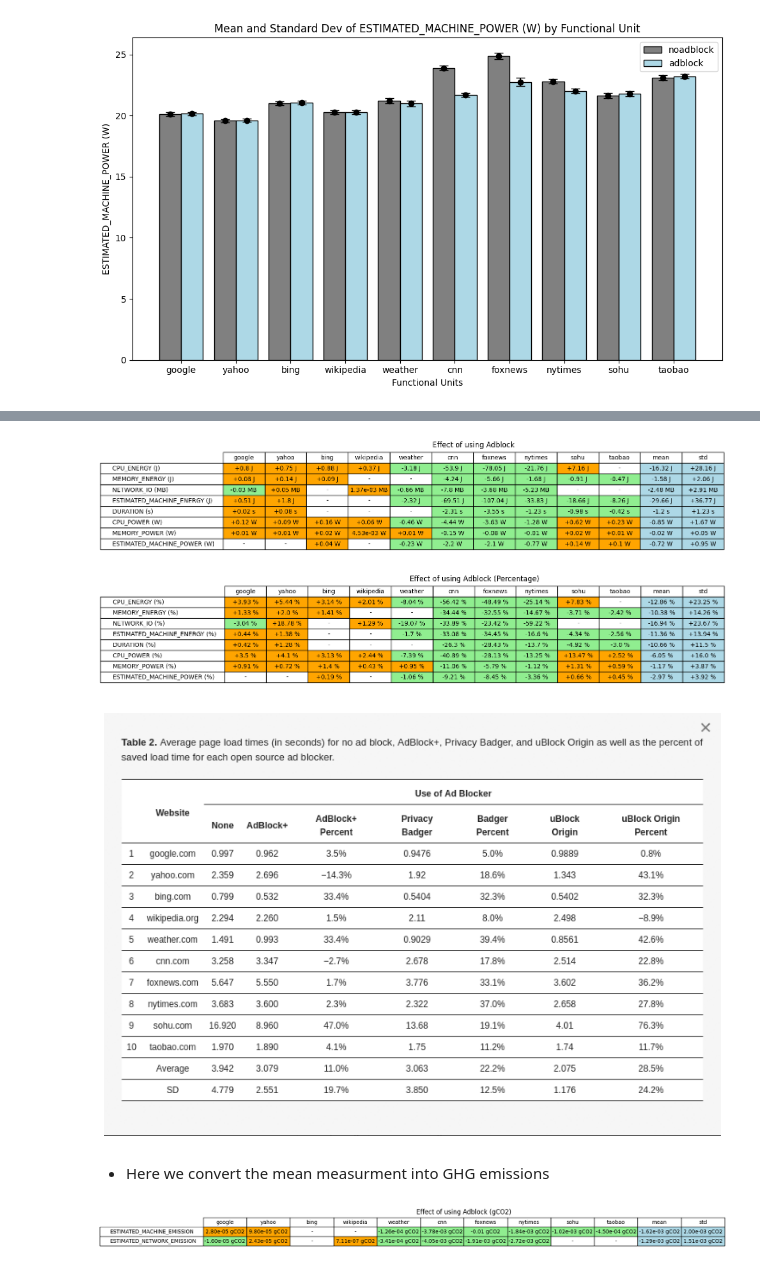
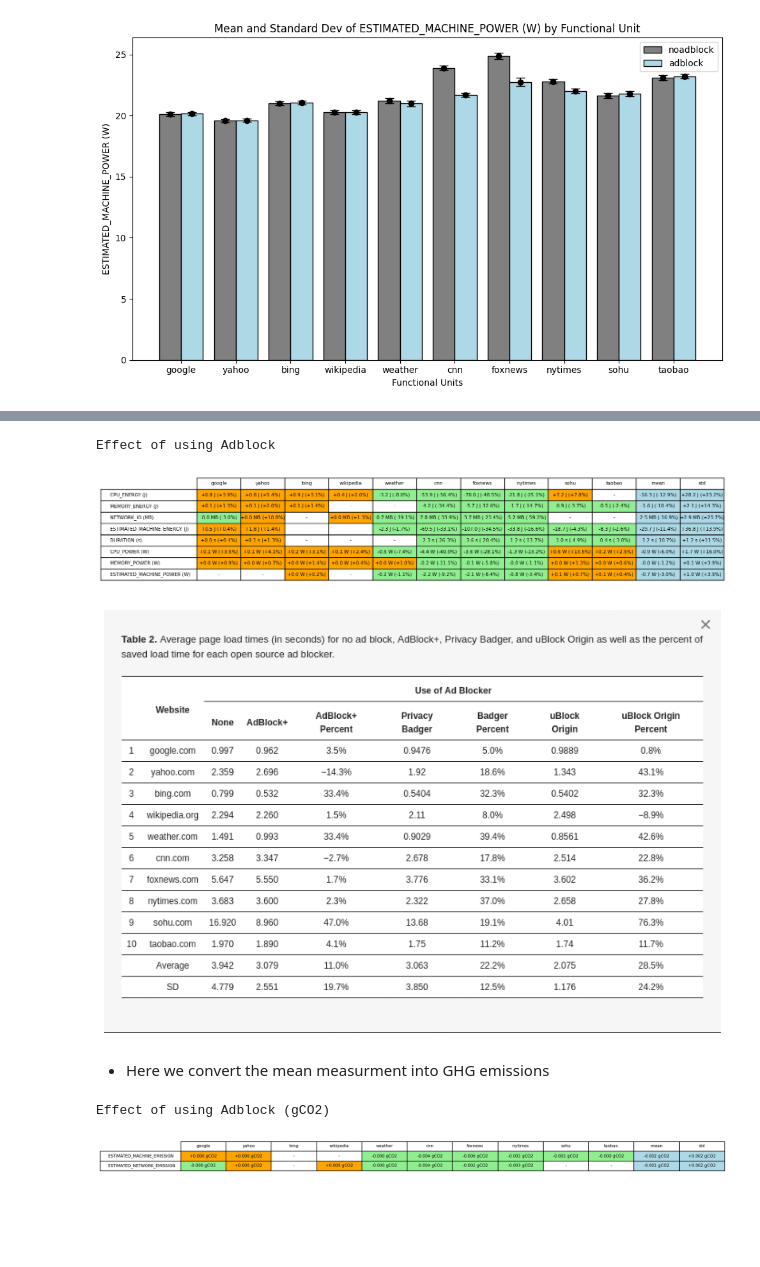
Before and after one commit to ReSP-Lab/2024-loco-security-sustainability-artifact, a Jupyter notebook: notebook/2025_topnews_data_analysis.ipynb, the cells around one changed output, grey strips where cells are left out. Saved outputs shown, nothing was run; the diff lists cells and outputs as text; code cells hidden in the pictures; blank space fills up the shorter version.

```diff
--- a/notebook/2025_topnews_data_analysis.ipynb
+++ b/notebook/2025_topnews_data_analysis.ipynb
@@ -800,8 +535,8 @@ for title, comparison_pair in comparisons.items():
     percentage_gains['mean'] = percentage_gains.mean(axis=1)
     percentage_gains['std'] = percentage_gains.std(axis=1)
 
-    plot_gains(gains, title)
-    plot_gains(percentage_gains, title + ' (Percentage)', percentage=True)
+    print(title)
+    plot_gains(gains=gains, percentage=percentage_gains)
 
 import matplotlib.pyplot as plt
 import matplotlib.image as mpimg
@@ -815,28 +550,30 @@ ax.imshow(img)
 ax.axis('off')
 plt.show()
 # %% [output]
+Effect of using Adblock
-[figure, old version]
+[figure, new version]
-[figure, old version]
+[figure, new version]
-[figure, removed]
 # %% [markdown]
 - Here we convert the mean measurment into GHG emissions
 # %%
 e_emissions = 196 # [gCO2 / kWh] Belgium 2025 - see https://app.electricitymaps.com/zone/BE/12mo/monthly
 joules_to_kwh = 2.7778e-7 # 2.777e-7 [kWh/J]
 e_production_emission = e_emissions * joules_to_kwh # [gCO2 / kWh] * [kWh / J] --> [gCO2 / J]
 
 electricity_intensity_of_data_transfered = 0.002652 * 1e-3 # 0.002652 [kWh / GB] * 1e-3 [GB / MB] --> [kWh / MB] see https://www.green-coding.io/co2-formulas/
 network_emissions = electricity_intensity_of_data_transfered * e_emissions # [gCO2 / MB]
 
 for title, comparison_pair in comparisons.items():
     independence = False
     user_gains, user_percentage_gains = compute_gains(clean_data, comparison_pair, independence, metrics=['ESTIMATED_MACHINE_ENERGY'])
     network_gains, network_percentage_gains = compute_gains(clean_data, comparison_pair, independence, metrics=['NETWORK_IO'])
     CO2_USER_gain = user_gains * e_production_emission
     CO2_NETWORK_gain = network_gains * network_emissions
     CO2_gain = pd.concat([CO2_USER_gain, CO2_NETWORK_gain], axis=0)
     CO2_gain['mean'] = CO2_gain.mean(axis=1)
     CO2_gain['std'] = CO2_gain.std(axis=1)
-    plot_gains(CO2_gain, title + ' (gCO2)', CO2=True, label=['ESTIMATED_MACHINE_EMISSION', 'ESTIMATED_NETWORK_EMISSION'], figsize=(12,1))
+    print(title + ' (gCO2)')
+    plot_gains(gains=CO2_gain, CO2=True, label=['ESTIMATED_MACHINE_EMISSION', 'ESTIMATED_NETWORK_EMISSION'], figsize=(12,1))
 # %% [output]
+Effect of using Adblock (gCO2)
-[figure, old version]
+[figure, new version]
```
Also changed, not shown: parts of 27 cells of this notebook, 5 other files.
